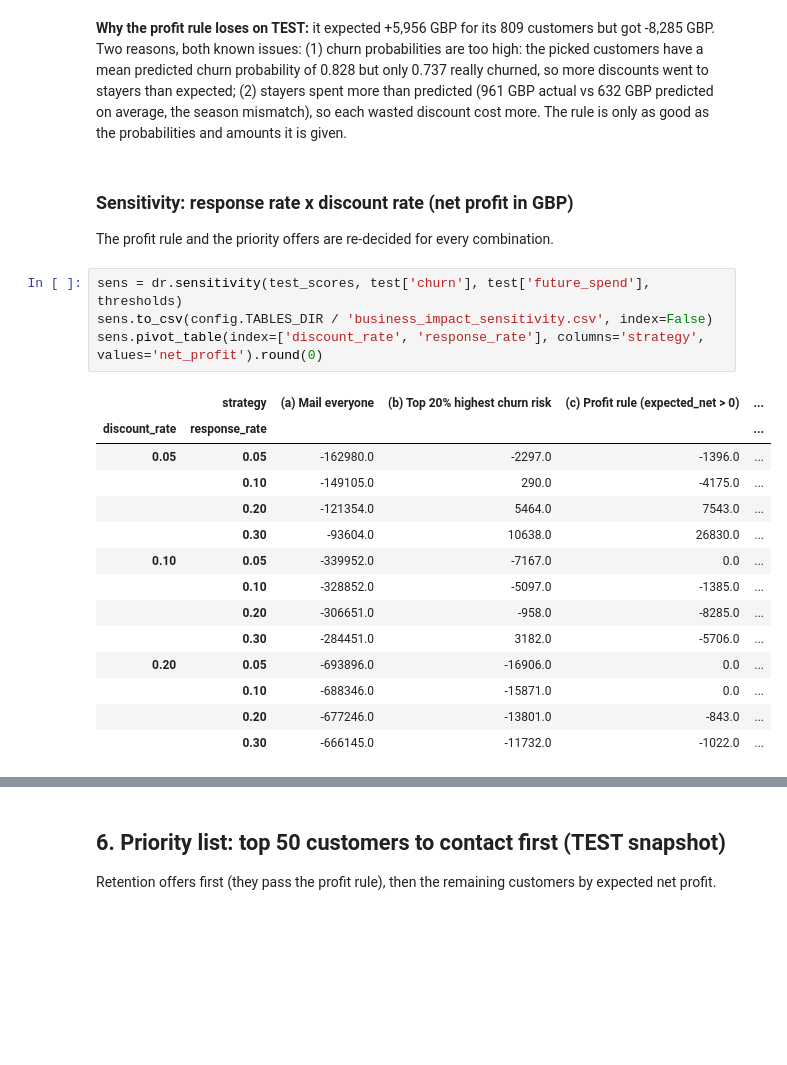
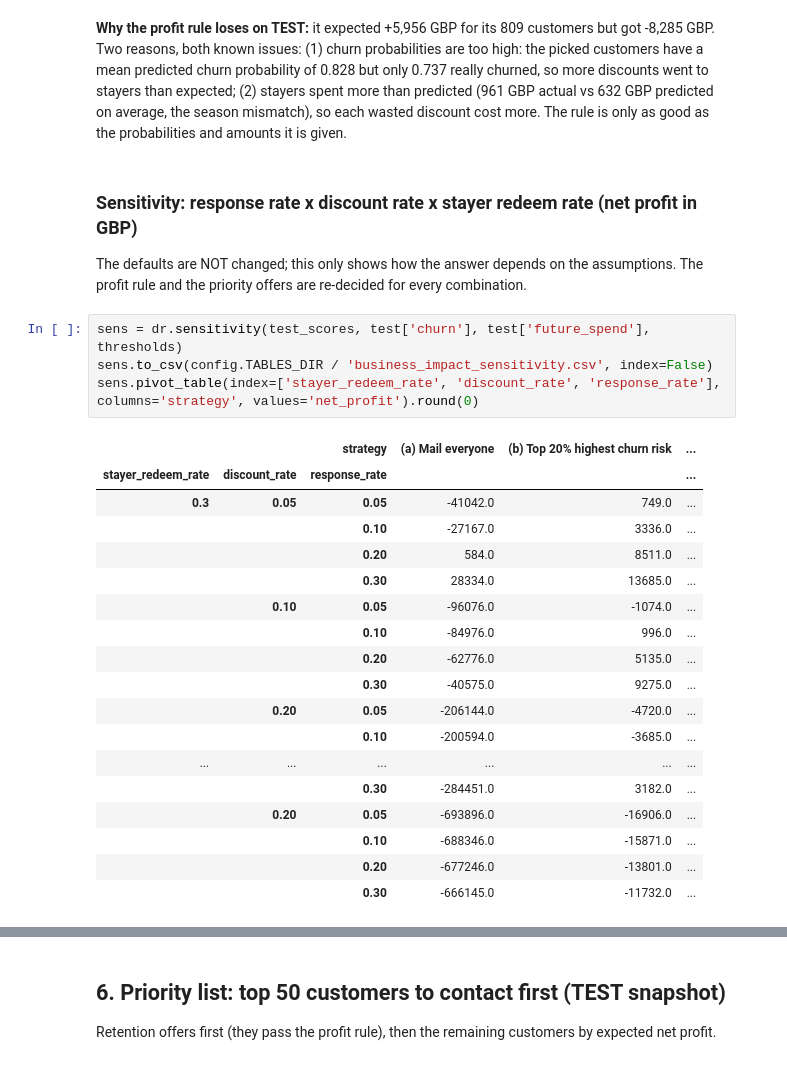
Before and after one commit to Muskan15-debug/ML-project, a Jupyter notebook: notebooks/06_shap_and_business_rules.ipynb, the cells around one changed output, grey strips where cells are left out. Saved outputs shown, nothing was run; the diff lists cells and outputs as text; blank space fills up the shorter version.

Commit message:
Phase 7c + 8: Redeem-rate sensitivity, headline chart, train.py pipeline and predict.py with tests

```diff
--- a/notebooks/06_shap_and_business_rules.ipynb
+++ b/notebooks/06_shap_and_business_rules.ipynb
@@ -214,24 +218,28 @@ Profit rule picks 809 customers; it EXPECTED a total net of 5,956 GBP
 # %% [markdown]
 **Why the profit rule loses on TEST:** it expected +5,956 GBP for its 809 customers but got -8,285 GBP. Two reasons, both known issues: (1) churn probabilities are too high: the picked customers have a mean predicted churn probability of 0.828 but only 0.737 really churned, so more discounts went to stayers than expected; (2) stayers spent more than predicted (961 GBP actual vs 632 GBP predicted on average, the season mismatch), so each wasted discount cost more. The rule is only as good as the probabilities and amounts it is given.
 # %% [markdown]
-### Sensitivity: response rate x discount rate (net profit in GBP)
-The profit rule and the priority offers are re-decided for every combination.
+### Sensitivity: response rate x discount rate x stayer redeem rate (net profit in GBP)
+The defaults are NOT changed; this only shows how the answer depends on the assumptions. The profit rule and the priority offers are re-decided for every combination.
 # %%
 sens = dr.sensitivity(test_scores, test['churn'], test['future_spend'], thresholds)
 sens.to_csv(config.TABLES_DIR / 'business_impact_sensitivity.csv', index=False)
-sens.pivot_table(index=['discount_rate', 'response_rate'], columns='strategy', values='net_profit').round(0)
+sens.pivot_table(index=['stayer_redeem_rate', 'discount_rate', 'response_rate'], columns='strategy', values='net_profit').round(0)
 # %% [output]
-|  | strategy | (a) Mail everyone | (b) Top 20% highest churn risk | (c) Profit rule (expected_net > 0) | ... |
-| discount_rate | response_rate |  |  |  | ... |
-| 0.05 | 0.05 | -162980.0 | -2297.0 | -1396.0 | ... |
-|  | 0.10 | -149105.0 | 290.0 | -4175.0 | ... |
-|  | 0.20 | -121354.0 | 5464.0 | 7543.0 | ... |
-|  | 0.30 | -93604.0 | 10638.0 | 26830.0 | ... |
-| 0.10 | 0.05 | -339952.0 | -7167.0 | 0.0 | ... |
-|  | 0.10 | -328852.0 | -5097.0 | -1385.0 | ... |
-|  | 0.20 | -306651.0 | -958.0 | -8285.0 | ... |
-|  | 0.30 | -284451.0 | 3182.0 | -5706.0 | ... |
-| 0.20 | 0.05 | -693896.0 | -16906.0 | 0.0 | ... |
-|  | 0.10 | -688346.0 | -15871.0 | 0.0 | ... |
-|  | 0.20 | -677246.0 | -13801.0 | -843.0 | ... |
-|  | 0.30 | -666145.0 | -11732.0 | -1022.0 | ... |
+|  |  | strategy | (a) Mail everyone | (b) Top 20% highest churn risk | ... |
+| stayer_redeem_rate | discount_rate | response_rate |  |  | ... |
+| 0.3 | 0.05 | 0.05 | -41042.0 | 749.0 | ... |
+|  |  | 0.10 | -27167.0 | 3336.0 | ... |
+|  |  | 0.20 | 584.0 | 8511.0 | ... |
+|  |  | 0.30 | 28334.0 | 13685.0 | ... |
+|  | 0.10 | 0.05 | -96076.0 | -1074.0 | ... |
+|  |  | 0.10 | -84976.0 | 996.0 | ... |
+|  |  | 0.20 | -62776.0 | 5135.0 | ... |
+|  |  | 0.30 | -40575.0 | 9275.0 | ... |
+|  | 0.20 | 0.05 | -206144.0 | -4720.0 | ... |
+|  |  | 0.10 | -200594.0 | -3685.0 | ... |
+| ... | ... | ... | ... | ... | ... |
+|  |  | 0.30 | -284451.0 | 3182.0 | ... |
+|  | 0.20 | 0.05 | -693896.0 | -16906.0 | ... |
+|  |  | 0.10 | -688346.0 | -15871.0 | ... |
+|  |  | 0.20 | -677246.0 | -13801.0 | ... |
+|  |  | 0.30 | -666145.0 | -11732.0 | ... |
```
Also changed, not shown: parts of 9 cells of this notebook, 15 other files.
